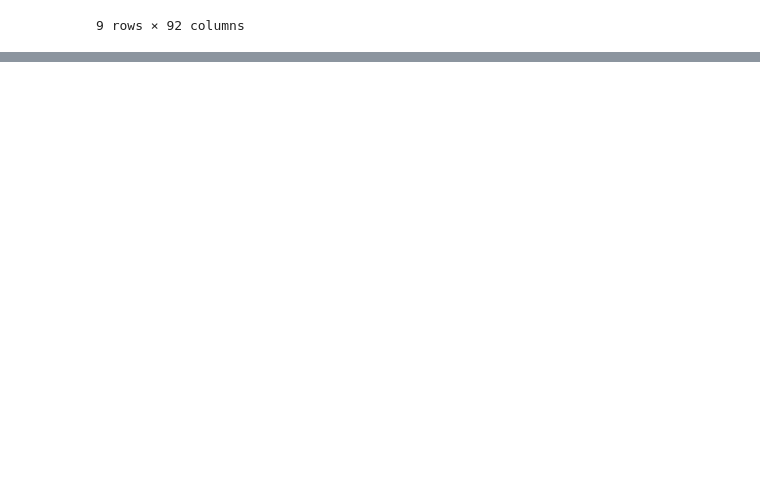
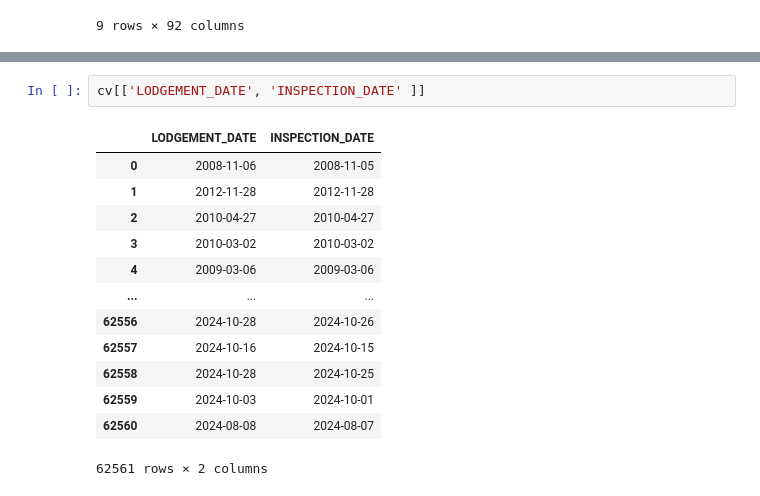
Before and after one commit to graceebc9/uk_epc_postcodes, a Jupyter notebook: notebooks/01_explore.ipynb, the cells around one changed output, grey strips where cells are left out. Saved outputs shown, nothing was run; the diff lists cells and outputs as text; blank space fills up the shorter version.

```diff
--- a/notebooks/01_explore.ipynb
+++ b/notebooks/01_explore.ipynb
@@ -54,0 +91,16 @@ cv[cv['POSTCODE']=='CH7 2DS']
+# %%
+cv[['LODGEMENT_DATE', 'INSPECTION_DATE' ]]
+# %% [output]
+|  | LODGEMENT_DATE | INSPECTION_DATE |
+| 0 | 2008-11-06 | 2008-11-05 |
+| 1 | 2012-11-28 | 2012-11-28 |
+| 2 | 2010-04-27 | 2010-04-27 |
+| 3 | 2010-03-02 | 2010-03-02 |
+| 4 | 2009-03-06 | 2009-03-06 |
+| ... | ... | ... |
+| 62556 | 2024-10-28 | 2024-10-26 |
+| 62557 | 2024-10-16 | 2024-10-15 |
+| 62558 | 2024-10-28 | 2024-10-25 |
+| 62559 | 2024-10-03 | 2024-10-01 |
+| 62560 | 2024-08-08 | 2024-08-07 |
+62561 rows × 2 columns
```
Also changed, not shown: parts of 6 cells of this notebook, 2 other files.
